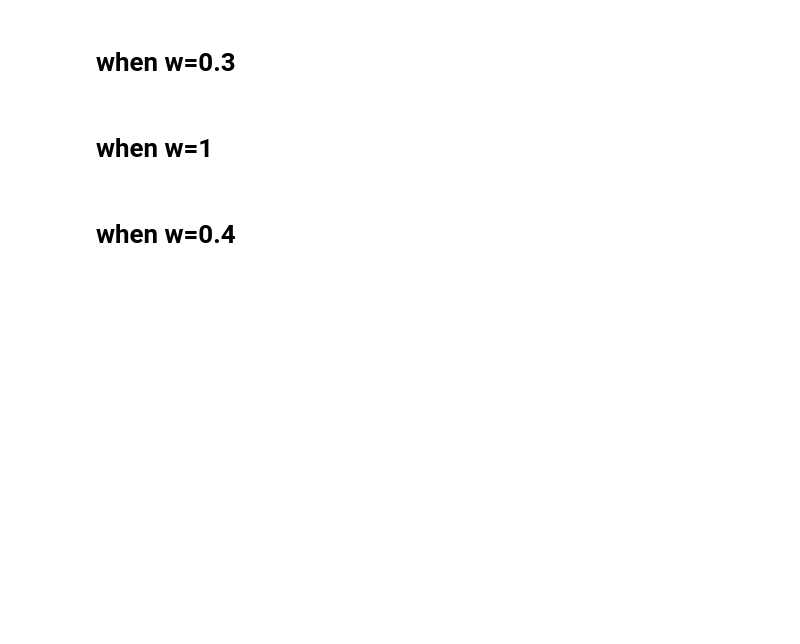
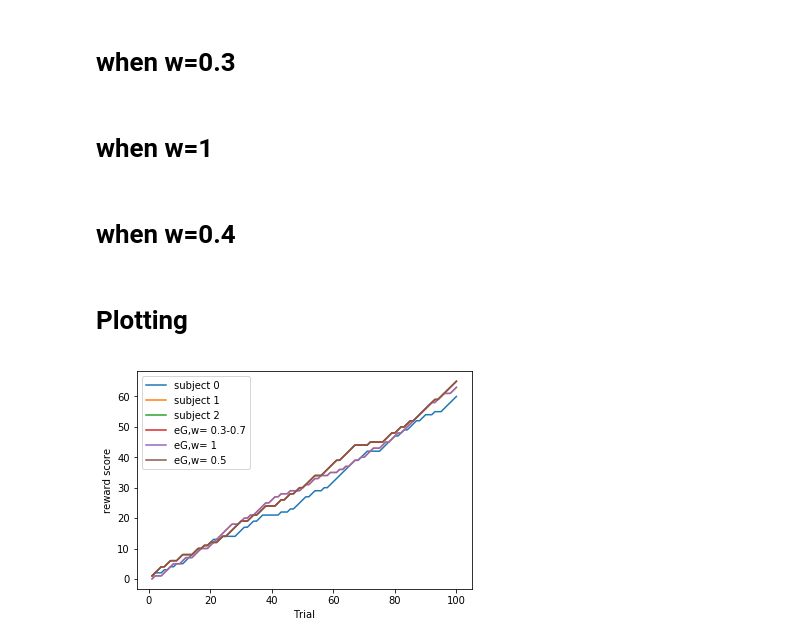
Before and after one commit to CogDevLabUCSD/SMAB, a Jupyter notebook: hist_python.ipynb, the cells around one changed output. Cells and saved outputs as stored; diff of their text form; code cells hidden in the pictures; blank space fills up the shorter version.

```diff
--- a/hist_python.ipynb
+++ b/hist_python.ipynb
@@ -185,5 +186,9 @@ file_lst=["s01_data","s02_data","s03_data"]
 df_lst=[] #create a list of dfs
 for file in file_lst:
     df=pd.read_csv(str(file),sep='\t',header=None)
-    df_lst.append(df)
-# print(df_lst[0])
+
+    if (file=='s02_data') or (file=='s03_data'):
+        df=df.iloc[[0,2,3,4],:]
+        df_lst.append(df)
+    else:
+        df_lst.append(df)
@@ -205,0 +195,2 @@ data3 = df_lst[2]
+# %% [markdown]
+# Plotting
@@ -205,0 +209,38 @@ data3 = df_lst[2]
+# %%
+# make a list of list (with y values)
+def get_y_values(df_lst):
+    y_label_lst=[]
+    for df in df_lst:
+        y_current=y_values(df)
+        y_label_lst.append(y_current)
+    return y_label_lst
+# %%
+def convert_to_df(data):
+    df = pd.DataFrame(data)
+    return df
+# %%
+def plot_graph(orig_y_list,weight_y_list,label_w):
+    fig, ax = plt.subplots()
+    x_val=np.arange(1,101,1)
+    label=0
+    counter=0
+    for y_val in orig_y_list:
+        ax.plot(x_val, y_val,label='subject '+str(label))
+        label+=1
+    for y_val in weight_y_list:
+        ax.plot(x_val, y_val,label='eG,w= '+label_w[counter])
+        counter+=1
+    plt.xlabel('Trial')
+    plt.ylabel('reward score')
+    leg = ax.legend()
+    fig.show()
+# %%
+label_w=['0.3-0.7','1','0.5']
+plot_list=[df_lst[0],df_lst[1],df_lst[2]]
+data_list=[data,data2,data3]
+data=convert_to_df(data)
+orig_y_list=get_y_values(plot_list) # y values from the original df
+weight_y_list=get_y_values(data_list) # y values from the weighted df
+plot_graph(orig_y_list,weight_y_list,label_w)
+# %% [output]
+[figure, added]
```
Also changed, not shown: parts of 7 cells of this notebook.
